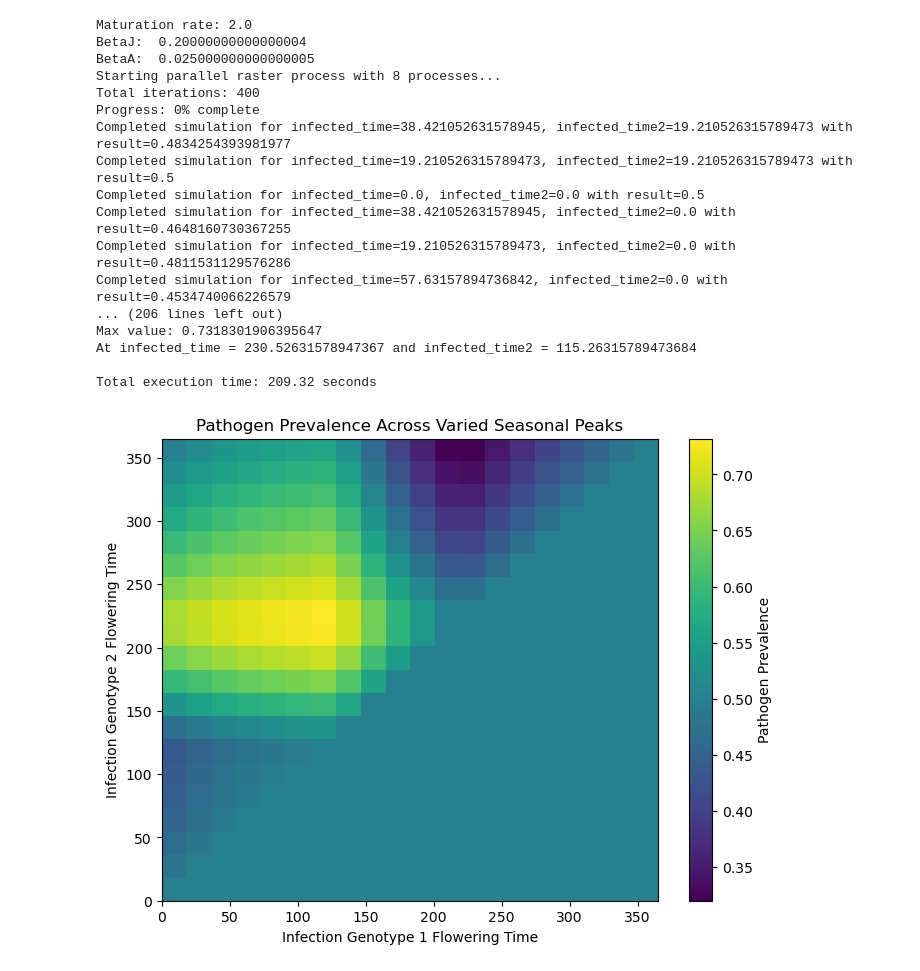
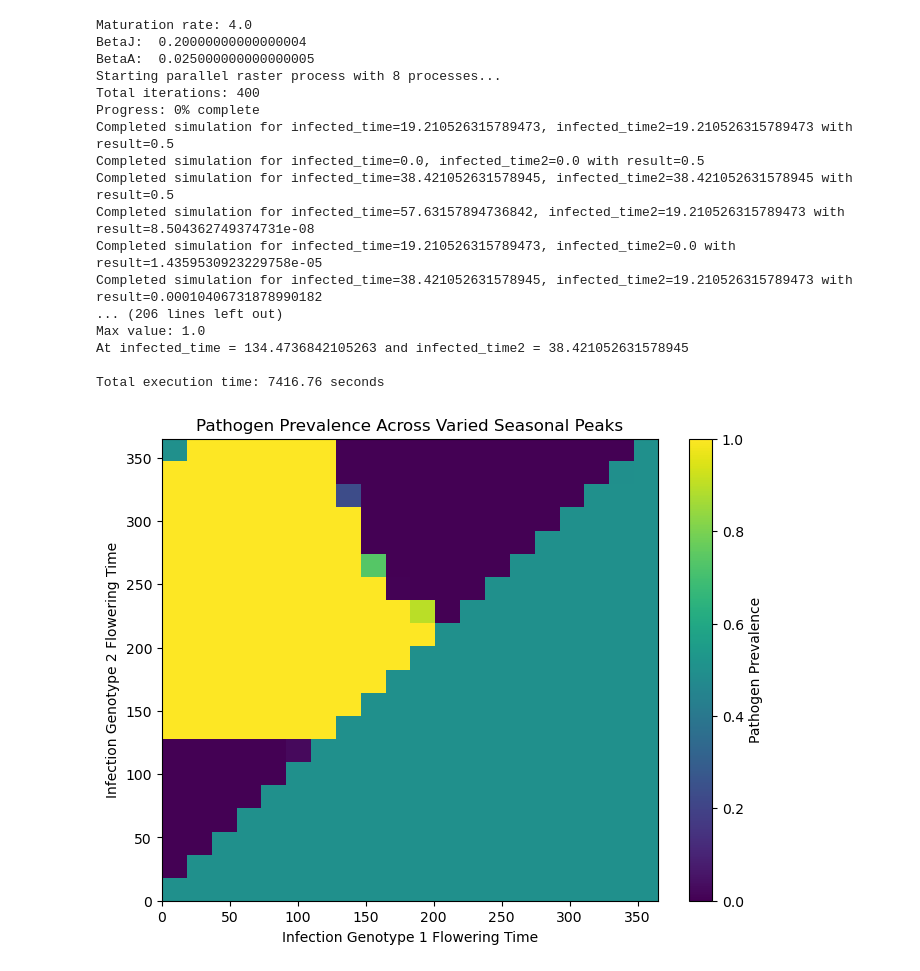
Before and after one commit to bds062/Host-Pathogen-Evolutionary-Dynamics-Model, a Jupyter notebook: call_functions.ipynb, the cells around one changed output. Cells and saved outputs as stored; diff of their text form; code cells hidden in the pictures.

```diff
--- a/call_functions.ipynb
+++ b/call_functions.ipynb
@@ -8,44 +8,44 @@ param2_values = np.linspace(0, 365, 20)
 
 
 
-model = Model(maturity=2/365, t = (0, 365 * 400), germination_time = 182.5, Bj = 0.2 / 365, infected_time=182.5, infected_time2=182.5)
+model = Model(maturity=4/365, t = (0, 365 * 400), germination_time = 302.5, Bj = 0.2 / 365, infected_time=182.5, infected_time2=182.5)
 # graph_model = GraphModel(model)
 raster_model = RasterModel(model, 'infected_time', 'infected_time2', param1_values, param2_values)
 
 print("Maturation rate:", model.maturity*365)
 print("BetaJ: ", model.Bj*365)
 print("BetaA: ", model.Bv*365)
 
 
 start_time = time.time()
 # graph_model.graph()
 # print("Evaluation (genotype1/genotype1+2): ", model.evaluate(model.solution))
 # raster_model.sweep_1d(param_num=1)
 # raster_model.plot_1d()
 raster_model.raster()  # Uses all 8 cores automatically
 end_time = time.time()
 print(f"\nTotal execution time: {end_time - start_time:.2f} seconds")
 
 raster_model.plot_heatmap()
 # %% [output]
-Maturation rate: 2.0
+Maturation rate: 4.0
 BetaJ:  0.20000000000000004
 BetaA:  0.025000000000000005
 Starting parallel raster process with 8 processes...
 Total iterations: 400
 Progress: 0% complete
-Completed simulation for infected_time=38.421052631578945, infected_time2=19.210526315789473 with result=0.4834254393981977
 Completed simulation for infected_time=19.210526315789473, infected_time2=19.210526315789473 with result=0.5
 Completed simulation for infected_time=0.0, infected_time2=0.0 with result=0.5
-Completed simulation for infected_time=38.421052631578945, infected_time2=0.0 with result=0.4648160730367255
-Completed simulation for infected_time=19.210526315789473, infected_time2=0.0 with result=0.4811531129576286
-Completed simulation for infected_time=57.63157894736842, infected_time2=0.0 with result=0.4534740066226579
+Completed simulation for infected_time=38.421052631578945, infected_time2=38.421052631578945 with result=0.5
+Completed simulation for infected_time=57.63157894736842, infected_time2=19.210526315789473 with result=8.504362749374731e-08
+Completed simulation for infected_time=19.210526315789473, infected_time2=0.0 with result=1.4359530923229758e-05
+Completed simulation for infected_time=38.421052631578945, infected_time2=19.210526315789473 with result=0.00010406731878990182
 ... (206 lines left out)
-Max value: 0.7318301906395647
-At infected_time = 230.52631578947367 and infected_time2 = 115.26315789473684
+Max value: 1.0
+At infected_time = 134.4736842105263 and infected_time2 = 38.421052631578945
 
-Total execution time: 209.32 seconds
+Total execution time: 7416.76 seconds
-[figure, old version]
+[figure, new version]
 # %%
 param1_values = np.linspace(0, 365, 5)
 param2_values = np.linspace(0, 365, 5)
```
Also changed, not shown: parts of 2 cells of this notebook, 1 other file.
